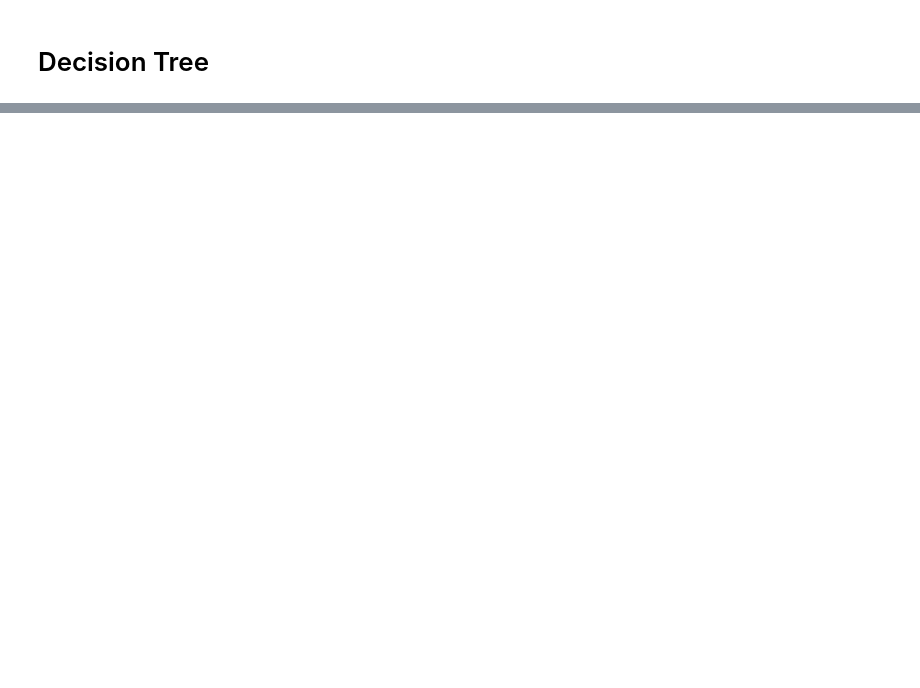
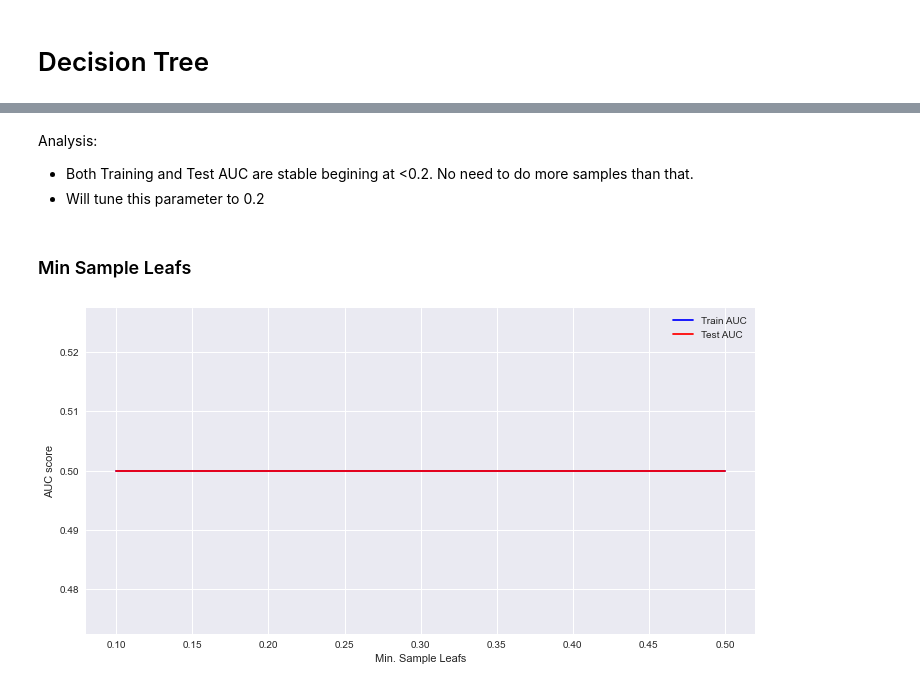
Before and after one commit to jxn628/syriatel-churn-analysis, a Jupyter notebook: student.ipynb, the cells around one changed output, grey strips where cells are left out. Saved outputs shown, nothing was run; the diff lists cells and outputs as text; code cells hidden in the pictures; blank space fills up the shorter version.

```diff
--- a/student.ipynb
+++ b/student.ipynb
@@ -267,0 +411,32 @@ ohe_df.head()
+# %% [markdown]
+Analysis:
+- Both Training and Test AUC are stable begining at <0.2. No need to do more samples than that.
+- Will tune this parameter to 0.2
+# %% [markdown]
+### Min Sample Leafs
+# %%
+# Calculate the optimal value for minimum sample leafs
+min_samples_leafs = np.linspace(0.1, 0.5, 5, endpoint=True)
+train_results = []
+test_results = []
+for min_samples_leaf in min_samples_leafs:
+   dt = DecisionTreeClassifier(criterion='entropy', min_samples_leaf=min_samples_leaf, random_state=23)
+   dt.fit(X_train_all, y_train)
+   train_pred = dt.predict(X_train_all)
+   false_positive_rate, true_positive_rate, thresholds = roc_curve(y_train, train_pred)
+   roc_auc = auc(false_positive_rate, true_positive_rate)
+   train_results.append(roc_auc)
+   y_pred = dt.predict(X_test_all)
+   false_positive_rate, true_positive_rate, thresholds = roc_curve(y_test, y_pred)
+   roc_auc = auc(false_positive_rate, true_positive_rate)
+   test_results.append(roc_auc)
+
+plt.figure(figsize=(12,6))
+plt.plot(min_samples_leafs, train_results, 'b', label='Train AUC')
+plt.plot(min_samples_leafs, test_results, 'r', label='Test AUC')
+plt.ylabel('AUC score')
+plt.xlabel('Min. Sample Leafs')
+plt.legend()
+plt.show()
+# %% [output]
+[figure, added]
```
Also changed, not shown: parts of 53 cells of this notebook.
